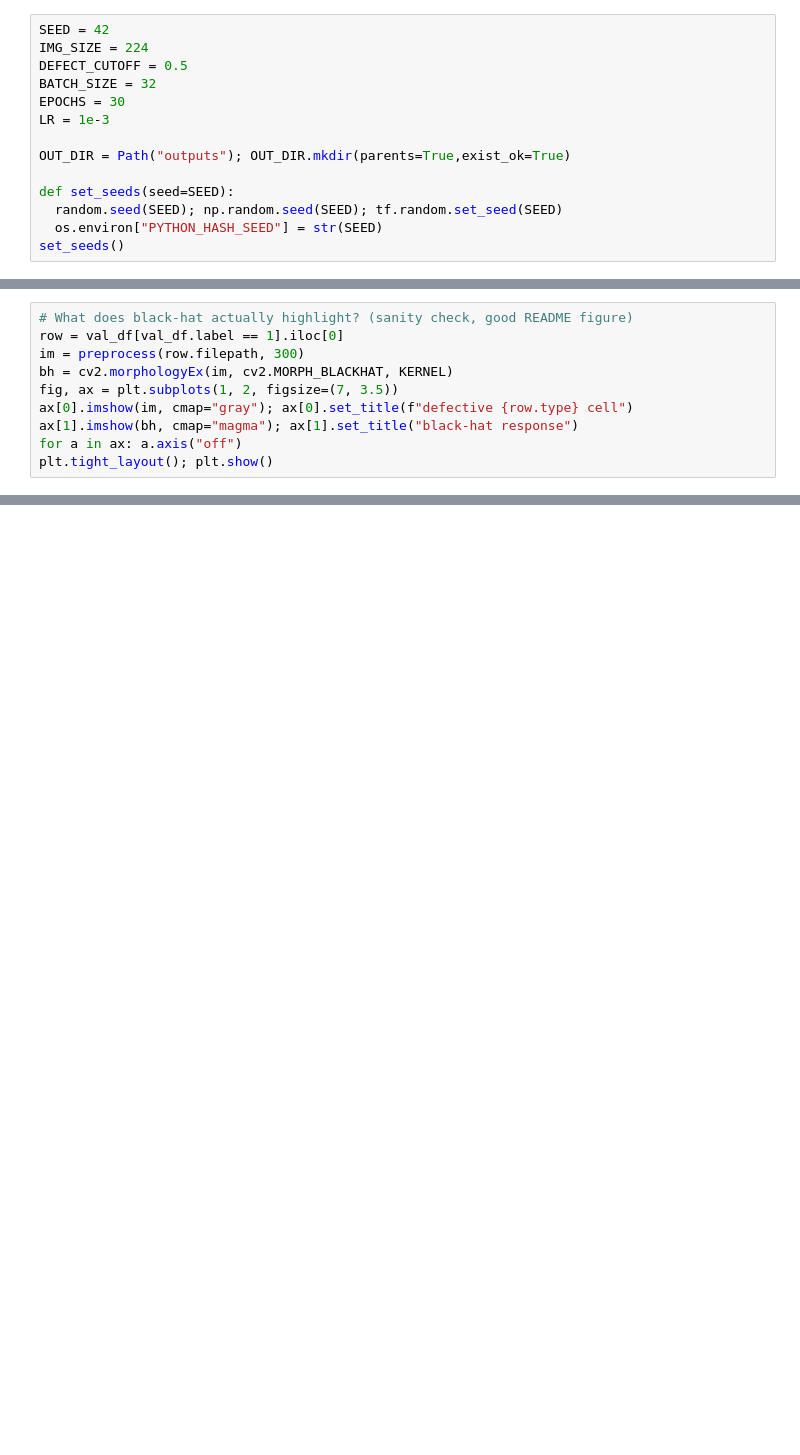
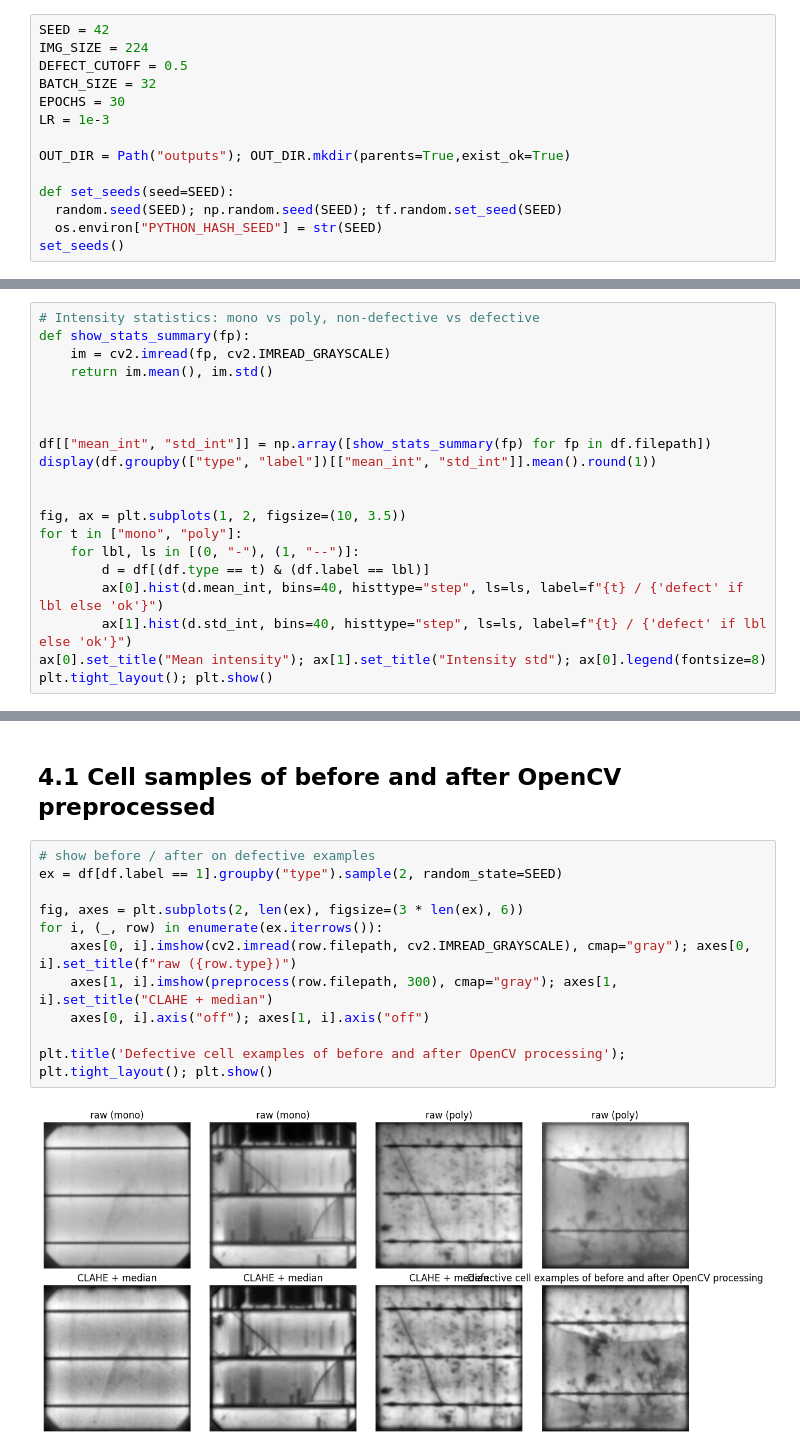
Before and after one commit to OctaviaMay/solar-el-defect-inspection, a Jupyter notebook: notebooks/01_eda.ipynb, the cells around one changed output, grey strips where cells are left out. Cells and saved outputs as stored; diff of their text form; blank space fills up the shorter version.

```diff
--- a/notebooks/01_data_and_baselines.ipynb
+++ b/notebooks/01_eda.ipynb
@@ -240,10 +37,0 @@ display(res_classical)
-# %%
-# What does black-hat actually highlight? (sanity check, good README figure)
-row = val_df[val_df.label == 1].iloc[0]
-im = preprocess(row.filepath, 300)
-bh = cv2.morphologyEx(im, cv2.MORPH_BLACKHAT, KERNEL)
-fig, ax = plt.subplots(1, 2, figsize=(7, 3.5))
-ax[0].imshow(im, cmap="gray"); ax[0].set_title(f"defective {row.type} cell")
-ax[1].imshow(bh, cmap="magma"); ax[1].set_title("black-hat response")
-for a in ax: a.axis("off")
-plt.tight_layout(); plt.show()
@@ -377,0 +109,20 @@ Saved to outputs
+# %%
+# Intensity statistics: mono vs poly, non-defective vs defective
+def show_stats_summary(fp):
+    im = cv2.imread(fp, cv2.IMREAD_GRAYSCALE)
+    return im.mean(), im.std()
+
+
+
+df[["mean_int", "std_int"]] = np.array([show_stats_summary(fp) for fp in df.filepath])
+display(df.groupby(["type", "label"])[["mean_int", "std_int"]].mean().round(1))
+
+
+fig, ax = plt.subplots(1, 2, figsize=(10, 3.5))
+for t in ["mono", "poly"]:
+    for lbl, ls in [(0, "-"), (1, "--")]:
+        d = df[(df.type == t) & (df.label == lbl)]
+        ax[0].hist(d.mean_int, bins=40, histtype="step", ls=ls, label=f"{t} / {'defect' if lbl else 'ok'}")
+        ax[1].hist(d.std_int, bins=40, histtype="step", ls=ls, label=f"{t} / {'defect' if lbl else 'ok'}")
+ax[0].set_title("Mean intensity"); ax[1].set_title("Intensity std"); ax[0].legend(fontsize=8)
+plt.tight_layout(); plt.show()
@@ -377,0 +175,15 @@ Saved to outputs
+# %% [markdown]
+## 4.1 Cell samples of before and after OpenCV preprocessed
+# %%
+# show before / after on defective examples
+ex = df[df.label == 1].groupby("type").sample(2, random_state=SEED)
+
+fig, axes = plt.subplots(2, len(ex), figsize=(3 * len(ex), 6))
+for i, (_, row) in enumerate(ex.iterrows()):
+    axes[0, i].imshow(cv2.imread(row.filepath, cv2.IMREAD_GRAYSCALE), cmap="gray"); axes[0, i].set_title(f"raw ({row.type})")
+    axes[1, i].imshow(preprocess(row.filepath, 300), cmap="gray"); axes[1, i].set_title("CLAHE + median")
+    axes[0, i].axis("off"); axes[1, i].axis("off")
+
+plt.title('Defective cell examples of before and after OpenCV processing'); plt.tight_layout(); plt.show()
+# %% [output]
+[figure, added]
```
Also changed, not shown: parts of 41 cells of this notebook, 4 other files.
